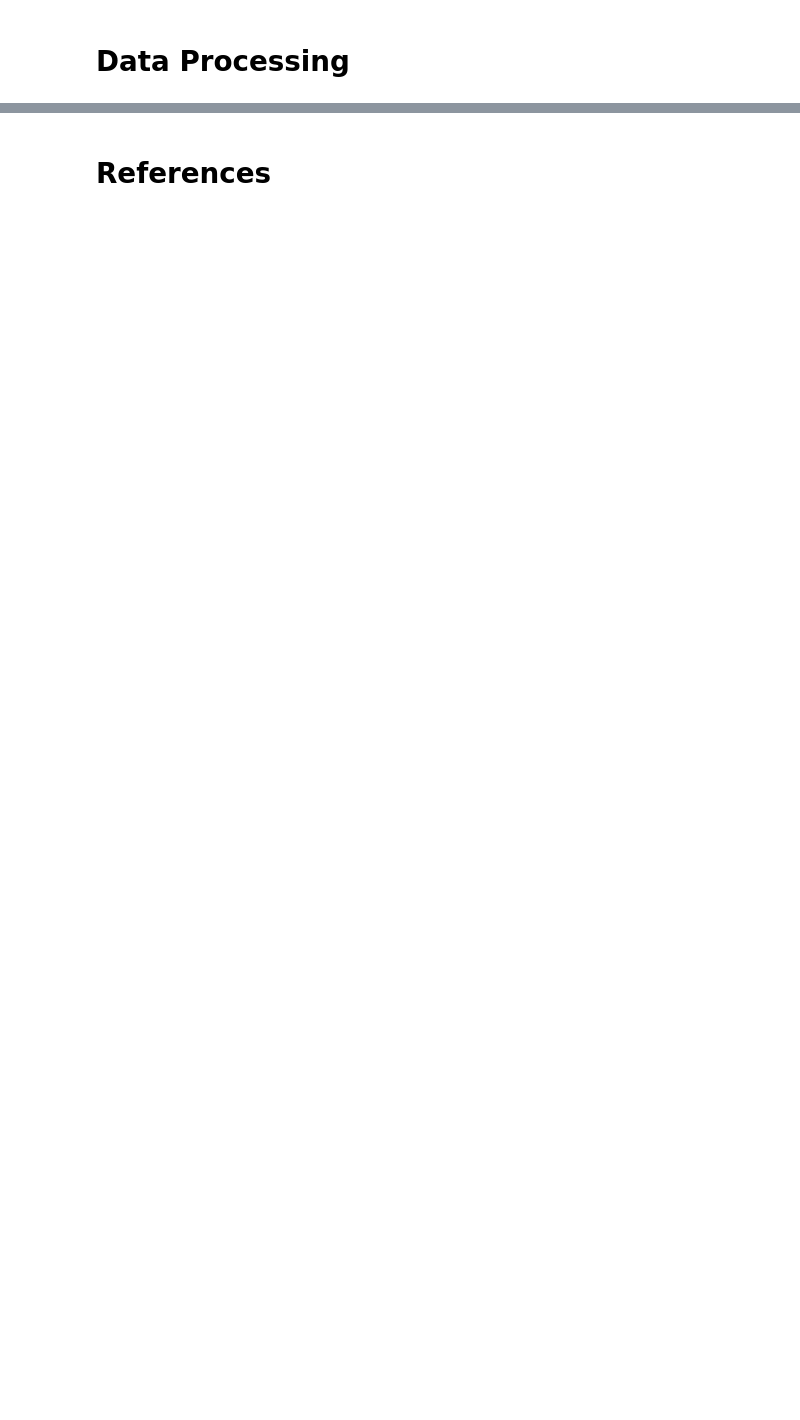
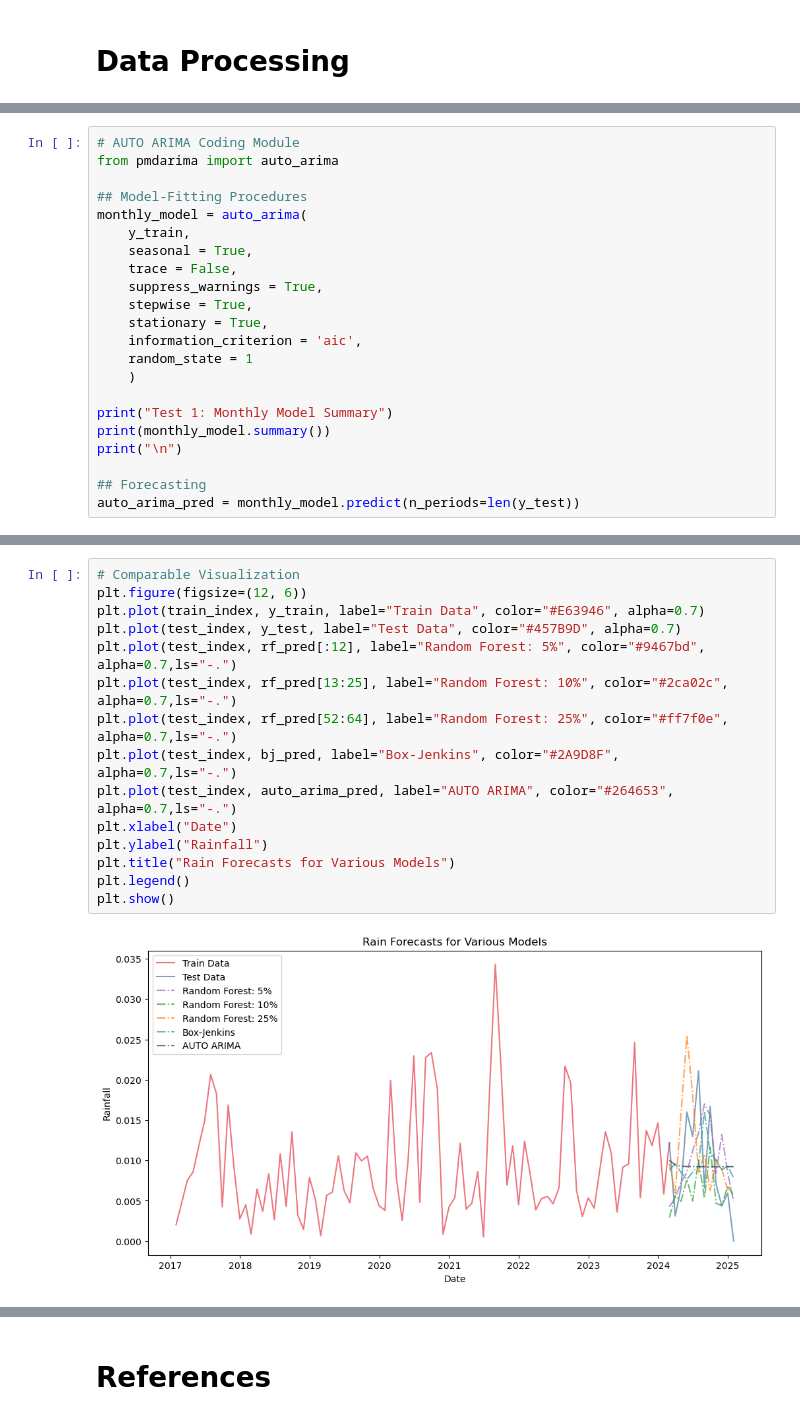
Before and after one commit to brooks-coding/Forecasting-with-Random-Forest, a Jupyter notebook: main.ipynb, the cells around one changed output, grey strips where cells are left out. Saved outputs shown, nothing was run; the diff lists cells and outputs as text; blank space fills up the shorter version.

```diff
--- a/main.ipynb
+++ b/main.ipynb
@@ -80,0 +239,22 @@ yearly_means = rain["rain (mm)"].resample("YE").mean()
+# %%
+# AUTO ARIMA Coding Module
+from pmdarima import auto_arima
+
+## Model-Fitting Procedures
+monthly_model = auto_arima(
+    y_train,
+    seasonal = True,
+    trace = False,
+    suppress_warnings = True,
+    stepwise = True,
+    stationary = True,
+    information_criterion = 'aic',
+    random_state = 1
+    )
+
+print("Test 1: Monthly Model Summary")
+print(monthly_model.summary())
+print("\n")
+
+## Forecasting
+auto_arima_pred = monthly_model.predict(n_periods=len(y_test))
@@ -80,0 +309,17 @@ yearly_means = rain["rain (mm)"].resample("YE").mean()
+# %%
+# Comparable Visualization
+plt.figure(figsize=(12, 6))
+plt.plot(train_index, y_train, label="Train Data", color="#E63946", alpha=0.7)
+plt.plot(test_index, y_test, label="Test Data", color="#457B9D", alpha=0.7)
+plt.plot(test_index, rf_pred[:12], label="Random Forest: 5%", color="#9467bd", alpha=0.7,ls="-.")
+plt.plot(test_index, rf_pred[13:25], label="Random Forest: 10%", color="#2ca02c", alpha=0.7,ls="-.")
+plt.plot(test_index, rf_pred[52:64], label="Random Forest: 25%", color="#ff7f0e", alpha=0.7,ls="-.")
+plt.plot(test_index, bj_pred, label="Box-Jenkins", color="#2A9D8F", alpha=0.7,ls="-.")
+plt.plot(test_index, auto_arima_pred, label="AUTO ARIMA", color="#264653", alpha=0.7,ls="-.")
+plt.xlabel("Date")
+plt.ylabel("Rainfall")
+plt.title("Rain Forecasts for Various Models")
+plt.legend()
+plt.show()
+# %% [output]
+[figure, added]
```
Also changed, not shown: parts of 36 cells of this notebook.
